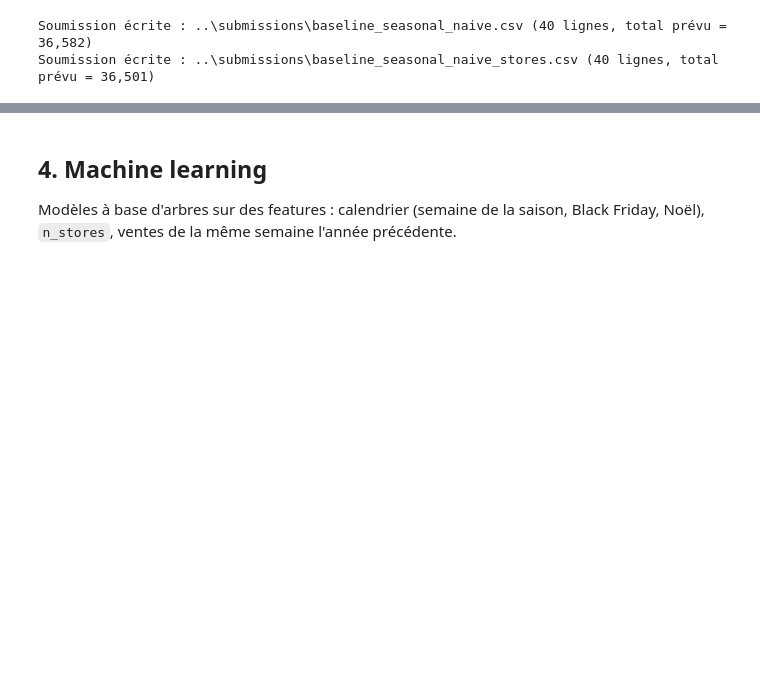
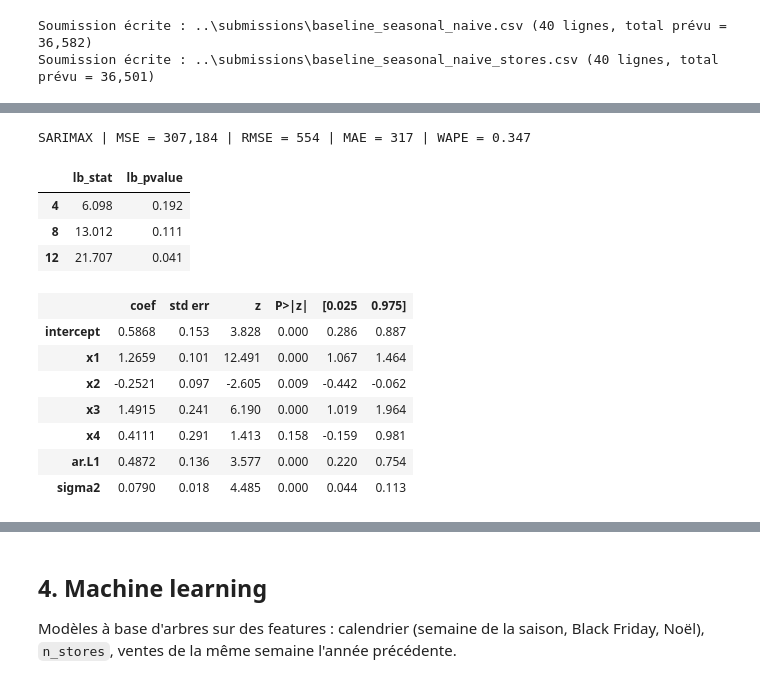
Before and after one commit to deboramendes27/decathlon-forecast, a Jupyter notebook: notebooks/02_modeles.ipynb, the cells around one changed output, grey strips where cells are left out. Saved outputs shown, nothing was run; the diff lists cells and outputs as text; code cells hidden in the pictures; blank space fills up the shorter version.

```diff
--- a/notebooks/02_modeles.ipynb
+++ b/notebooks/02_modeles.ipynb
@@ -218,0 +273,23 @@ SARIMAX avec `n_stores` (et éventuellement des indicatrices de calendrier) comm
+# %%
+def fourier_terms(idx, K, period=52.18):
+    t = (idx - pd.Timestamp('2021-01-03')).days / 7
+    return pd.DataFrame({f'{f}{k}': fn(2 * np.pi * k * t / period)
+                         for k in range(1, K + 1) for f, fn in [('sin', np.sin), ('cos', np.cos)]}, index=idx)
+
+def sarimax_exog(df, K=1, xmas=True):
+    X = pd.DataFrame({'log_stores': np.log1p(df.n_stores)}, index=df.index)
+    if K:
+        X = X.join(fourier_terms(df.index, K))
+    if xmas:
+        days_to_xmas = np.array([(pd.Timestamp(year=d.year, month=12, day=25) - d).days for d in df.index])
+        X['pre_xmas'] = ((days_to_xmas >= 0) & (days_to_xmas <= 35)).astype(int)
+    return X
+
+SARIMAX_ORDER, SARIMAX_TREND = (1, 0, 0), 'c'   # AR(1) + constante, d = 0
+
+# Choix des variables exogènes par AIC (période d'entraînement du fold uniquement)
+y_fold = np.log1p(val_train.sales.values)
+aic_rows = [{'K Fourier': K, 'pre_xmas': xm,
+             'AIC': SARIMAX(y_fold, exog=sarimax_exog(val_train, K, xm).values, order=SARIMAX_ORDER, trend=SARIMAX_TREND).fit(disp=False).aic}
+            for K in [0, 1, 2] for xm in [False, True]]
+display(pd.DataFrame(aic_rows).sort_values('AIC').round(1))
@@ -218,0 +304,27 @@ SARIMAX avec `n_stores` (et éventuellement des indicatrices de calendrier) comm
+# %%
+def sarimax_forecast(past, fut, K=1, xmas=True):
+    model = SARIMAX(np.log1p(past.sales.values), exog=sarimax_exog(past, K, xmas).values,
+                    order=SARIMAX_ORDER, trend=SARIMAX_TREND).fit(disp=False)
+    pred = model.forecast(len(fut), exog=sarimax_exog(fut, K, xmas).values)
+    return pd.Series(np.expm1(pred), index=fut.index)
+
+evaluate('SARIMAX', sarimax_forecast);
+
+# Diagnostic des résidus : test de Ljung-Box (H0 : résidus non autocorrélés = bruit blanc)
+fit = SARIMAX(y_fold, exog=sarimax_exog(val_train).values, order=SARIMAX_ORDER, trend=SARIMAX_TREND).fit(disp=False)
+display(acorr_ljungbox(fit.resid[1:], lags=[4, 8, 12]).round(3))
+display(fit.summary().tables[1])
+# %% [output]
+SARIMAX | MSE = 307,184 | RMSE = 554 | MAE = 317 | WAPE = 0.347
+|  | lb_stat | lb_pvalue |
+| 4 | 6.098 | 0.192 |
+| 8 | 13.012 | 0.111 |
+| 12 | 21.707 | 0.041 |
+|  | coef | std err | z | P>|z| | [0.025 | 0.975] |
+| intercept | 0.5868 | 0.153 | 3.828 | 0.000 | 0.286 | 0.887 |
+| x1 | 1.2659 | 0.101 | 12.491 | 0.000 | 1.067 | 1.464 |
+| x2 | -0.2521 | 0.097 | -2.605 | 0.009 | -0.442 | -0.062 |
+| x3 | 1.4915 | 0.241 | 6.190 | 0.000 | 1.019 | 1.964 |
+| x4 | 0.4111 | 0.291 | 1.413 | 0.158 | -0.159 | 0.981 |
+| ar.L1 | 0.4872 | 0.136 | 3.577 | 0.000 | 0.220 | 0.754 |
+| sigma2 | 0.0790 | 0.018 | 4.485 | 0.000 | 0.044 | 0.113 |
```
Also changed, not shown: parts of 18 cells of this notebook, 3 other files.
